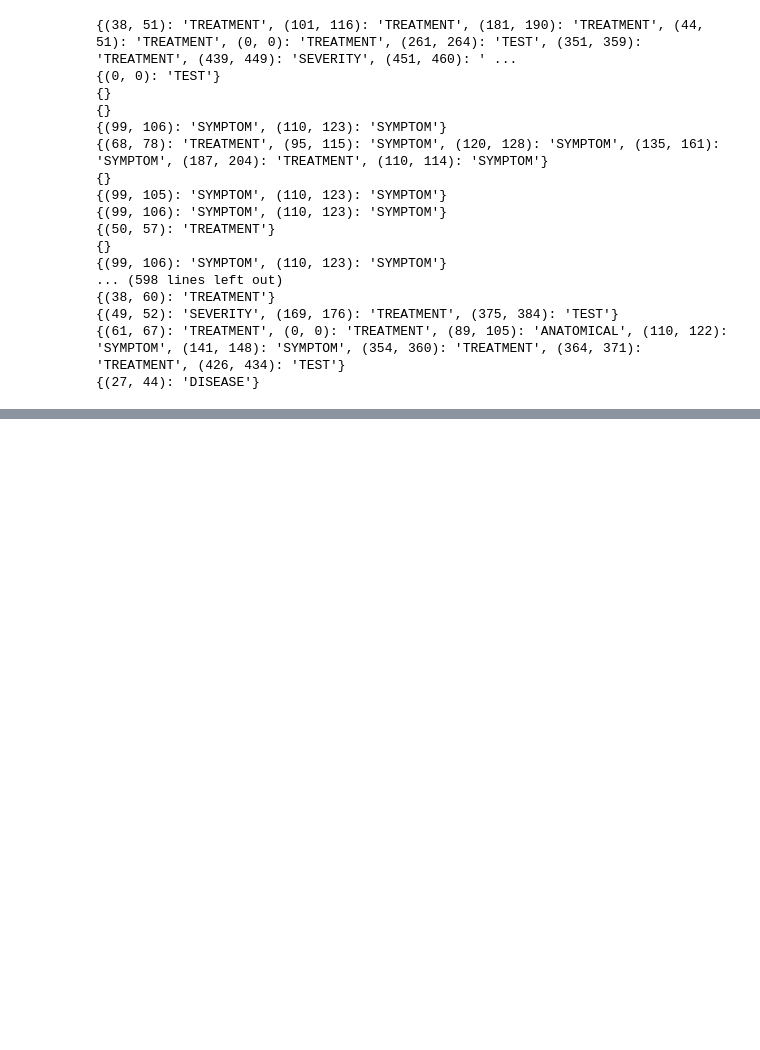
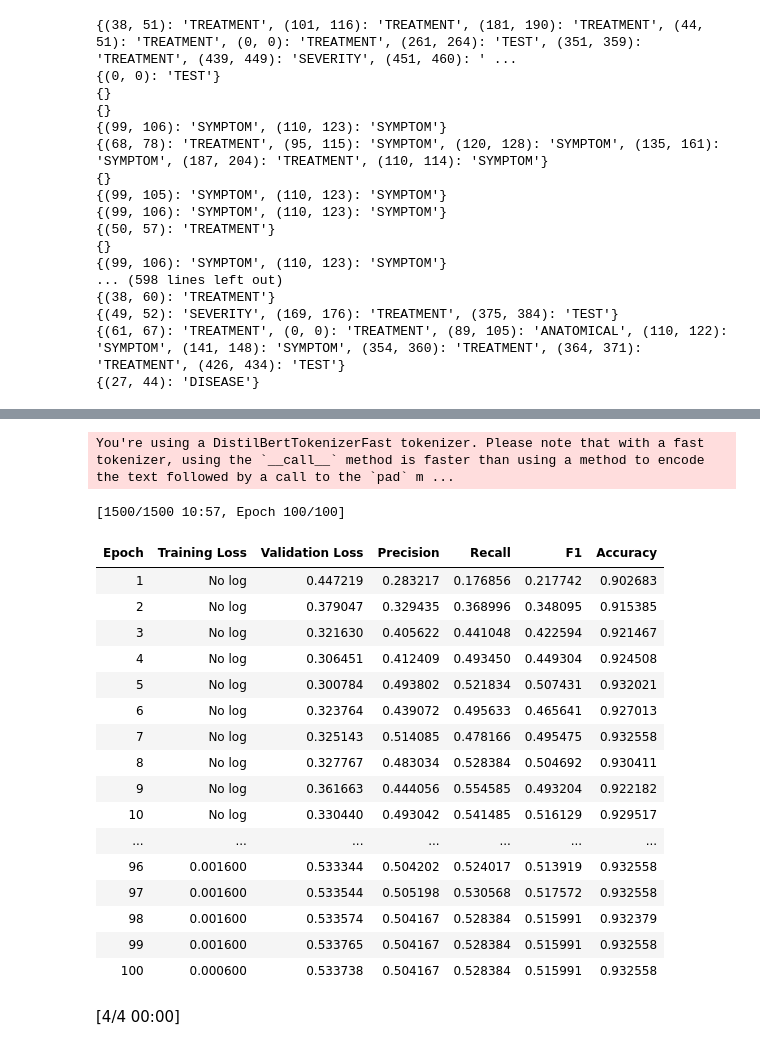
Before and after one commit to almogmor/clinical_knowledge_discovery_from_reddit, a Jupyter notebook: NER_hugging_face.ipynb, the cells around one changed output, grey strips where cells are left out. Cells and saved outputs as stored; diff of their text form; code cells hidden in the pictures; blank space fills up the shorter version.

```diff
--- a/NER_hugging_face.ipynb
+++ b/NER_hugging_face.ipynb
@@ -234,0 +203,6 @@ new_data_train_tf = Dataset.from_pandas(new_data_train_df)
+# %%
+import pandas as pd
+TRAIN_TEST_RATIO = 0.8
+len_train = int(len(all_annotations) * TRAIN_TEST_RATIO)
+new_data_train_df = pd.DataFrame({'tokens':all_tokens[:len_train], 'ner_tags':all_annotations[:len_train]})
+new_data_test_df = pd.DataFrame({'tokens':all_tokens[len_train:], 'ner_tags':all_annotations[len_train:]})
@@ -296,25 +304,44 @@ Successfully built seqeval
 Installing collected packages: seqeval
 Successfully installed seqeval-1.2.2
 # %%
-import numpy as np
+model = AutoModelForTokenClassification.from_pretrained(model_checkpoint, num_labels=len(label_list))
+
+args = TrainingArguments(
+    f"test-{task}",
+    evaluation_strategy = "epoch",
+    learning_rate=1e-4,
+    per_device_train_batch_size=batch_size,
+    per_device_eval_batch_size=batch_size,
+    num_train_epochs=100, #3
+    weight_decay=1e-5,
+)
+
+data_collator = DataCollatorForTokenClassification(tokenizer)
+metric = load_metric("seqeval")
+
 
 def compute_metrics(p):
     predictions, labels = p
     predictions = np.argmax(predictions, axis=2)
 
-    true_predictions = [
-        [label_list[p] for (p, l) in zip(prediction, label) if l != -100]
-        for prediction, label in zip(predictions, labels)
-    ]
-    true_labels = [
-        [label_list[l] for (p, l) in zip(prediction, label) if l != -100]
-        for prediction, label in zip(predictions, labels)
-    ]
+    true_predictions = [[label_list[p] for (p, l) in zip(prediction, label) if l != -100] for prediction, label in zip(predictions, labels)]
+    true_labels = [[label_list[l] for (p, l) in zip(prediction, label) if l != -100] for prediction, label in zip(predictions, labels)]
 
-    results = seqeval.compute(predictions=true_predictions, references=true_labels)
-    return {
-        "precision": results["overall_precision"],
-        "recall": results["overall_recall"],
-        "f1": results["overall_f1"],
-        "accuracy": results["overall_accuracy"],
-    }
+    results = metric.compute(predictions=true_predictions, references=true_labels)
+    return {"precision": results["overall_precision"], "recall": results["overall_recall"], "f1": results["overall_f1"], "accuracy": results["overall_accuracy"]}
+
+
+trainer = Trainer(
+    model,
+    args,
+    train_dataset=train_tokenized_datasets,
+    eval_dataset=test_tokenized_datasets,
+    data_collator=data_collator,
+    tokenizer=tokenizer,
+    compute_metrics=compute_metrics
+)
+
+trainer.train()
+trainer.evaluate()
+trainer.save_model('un-ner.model')
+# %% [output]
@@ -320,0 +353,20 @@ def compute_metrics(p):
+You're using a DistilBertTokenizerFast tokenizer. Please note that with a fast tokenizer, using the `__call__` method is faster than using a method to encode the text followed by a call to the `pad` m ...
+[1500/1500 10:57, Epoch 100/100]
+| Epoch | Training Loss | Validation Loss | Precision | Recall | F1 | Accuracy |
+| 1 | No log | 0.447219 | 0.283217 | 0.176856 | 0.217742 | 0.902683 |
+| 2 | No log | 0.379047 | 0.329435 | 0.368996 | 0.348095 | 0.915385 |
+| 3 | No log | 0.321630 | 0.405622 | 0.441048 | 0.422594 | 0.921467 |
+| 4 | No log | 0.306451 | 0.412409 | 0.493450 | 0.449304 | 0.924508 |
+| 5 | No log | 0.300784 | 0.493802 | 0.521834 | 0.507431 | 0.932021 |
+| 6 | No log | 0.323764 | 0.439072 | 0.495633 | 0.465641 | 0.927013 |
+| 7 | No log | 0.325143 | 0.514085 | 0.478166 | 0.495475 | 0.932558 |
+| 8 | No log | 0.327767 | 0.483034 | 0.528384 | 0.504692 | 0.930411 |
+| 9 | No log | 0.361663 | 0.444056 | 0.554585 | 0.493204 | 0.922182 |
+| 10 | No log | 0.330440 | 0.493042 | 0.541485 | 0.516129 | 0.929517 |
+| ... | ... | ... | ... | ... | ... | ... |
+| 96 | 0.001600 | 0.533344 | 0.504202 | 0.524017 | 0.513919 | 0.932558 |
+| 97 | 0.001600 | 0.533544 | 0.505198 | 0.530568 | 0.517572 | 0.932558 |
+| 98 | 0.001600 | 0.533574 | 0.504167 | 0.528384 | 0.515991 | 0.932379 |
+| 99 | 0.001600 | 0.533765 | 0.504167 | 0.528384 | 0.515991 | 0.932558 |
+| 100 | 0.000600 | 0.533738 | 0.504167 | 0.528384 | 0.515991 | 0.932558 |
+[4/4 00:00]
```
Also changed, not shown: parts of 25 cells of this notebook, 1 other file.
